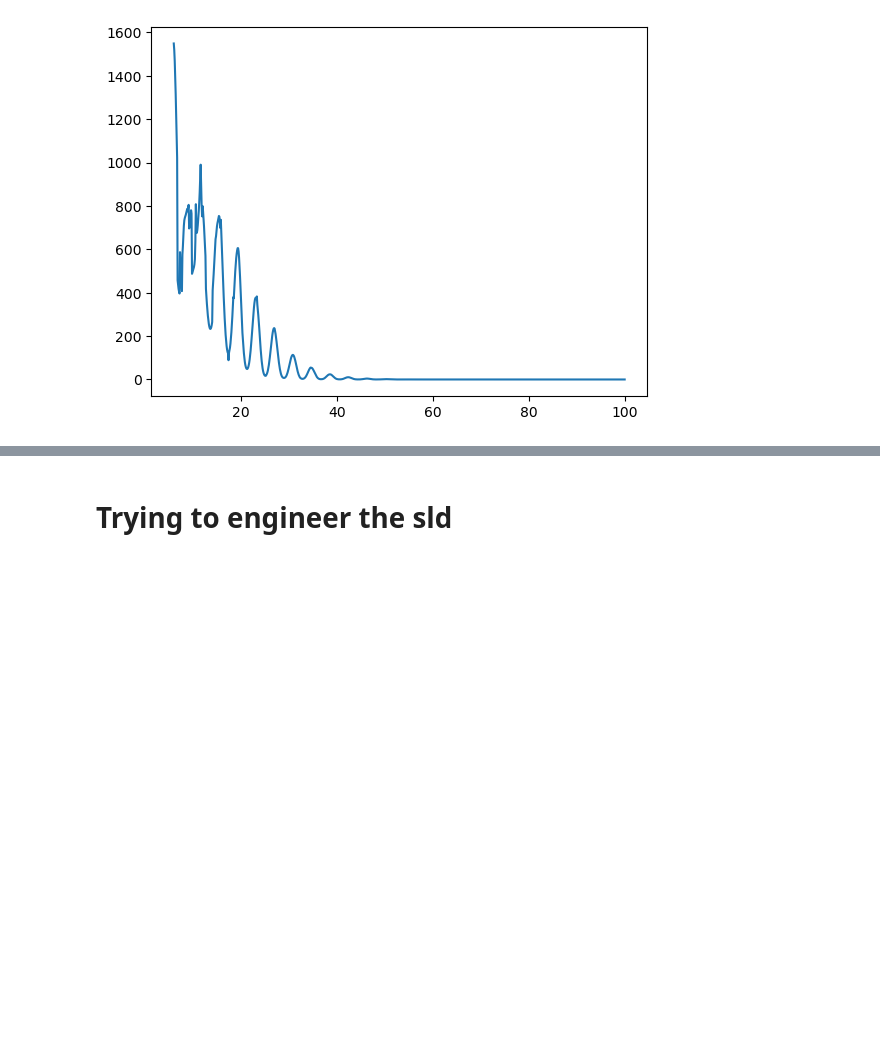
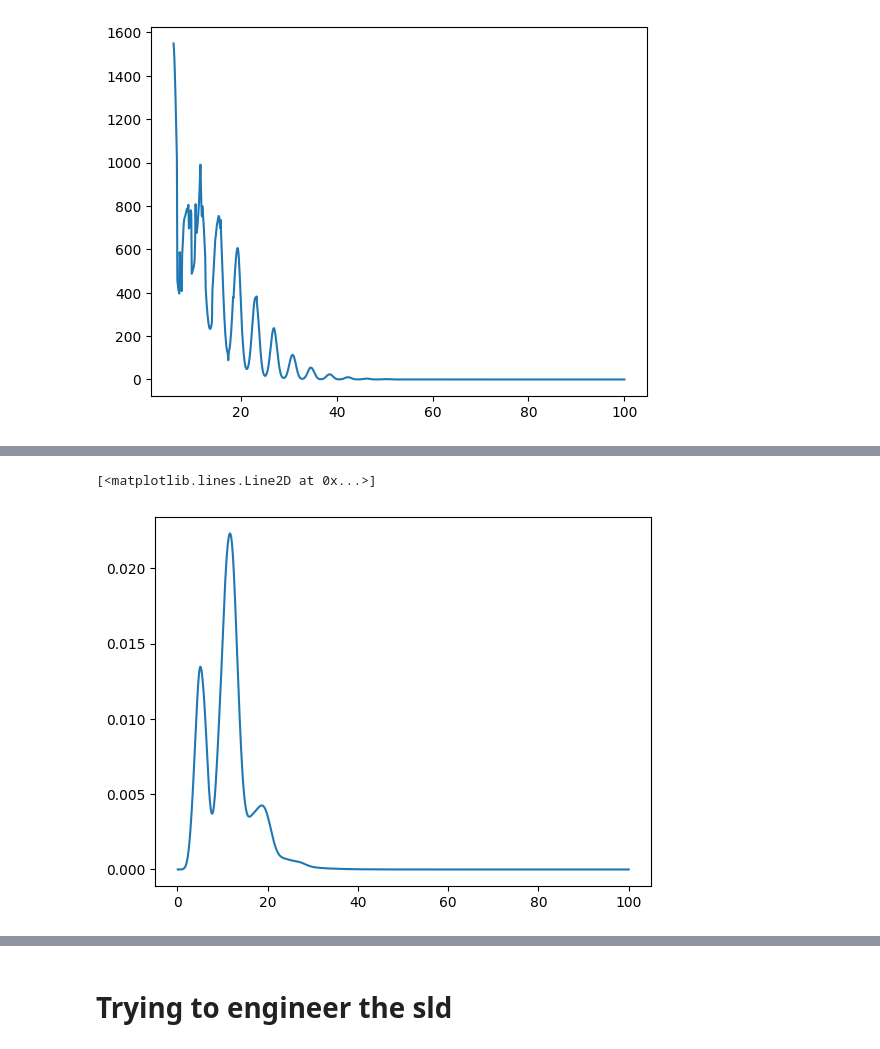
Before and after one commit to Rumoa/qll_qdots, a Jupyter notebook: model_writing.ipynb, the cells around one changed output, grey strips where cells are left out. Cells and saved outputs as stored; diff of their text form; code cells hidden in the pictures; blank space fills up the shorter version.

```diff
--- a/model_writing.ipynb
+++ b/model_writing.ipynb
@@ -1208,0 +1276,13 @@ Array([[[ 0.39433756+0.j        ,  0.14433756+0.14433756j],
+# %%
+evolution_det_fim = jax.vmap(
+    lambda t: jnp.linalg.det(m.fim(true_pars, t, initial_state))
+)(times)
+
+evolution_det_qfim = jax.vmap(
+    lambda t: jnp.linalg.det(m.qfim(true_pars, t, initial_state))
+)(times)
+# %%
+plt.plot(times, evolution_det_fim, label="det fim")
+# %% [output]
+[<matplotlib.lines.Line2D at 0x...>]
+[figure, added]
```
Also changed, not shown: parts of 12 cells of this notebook.
